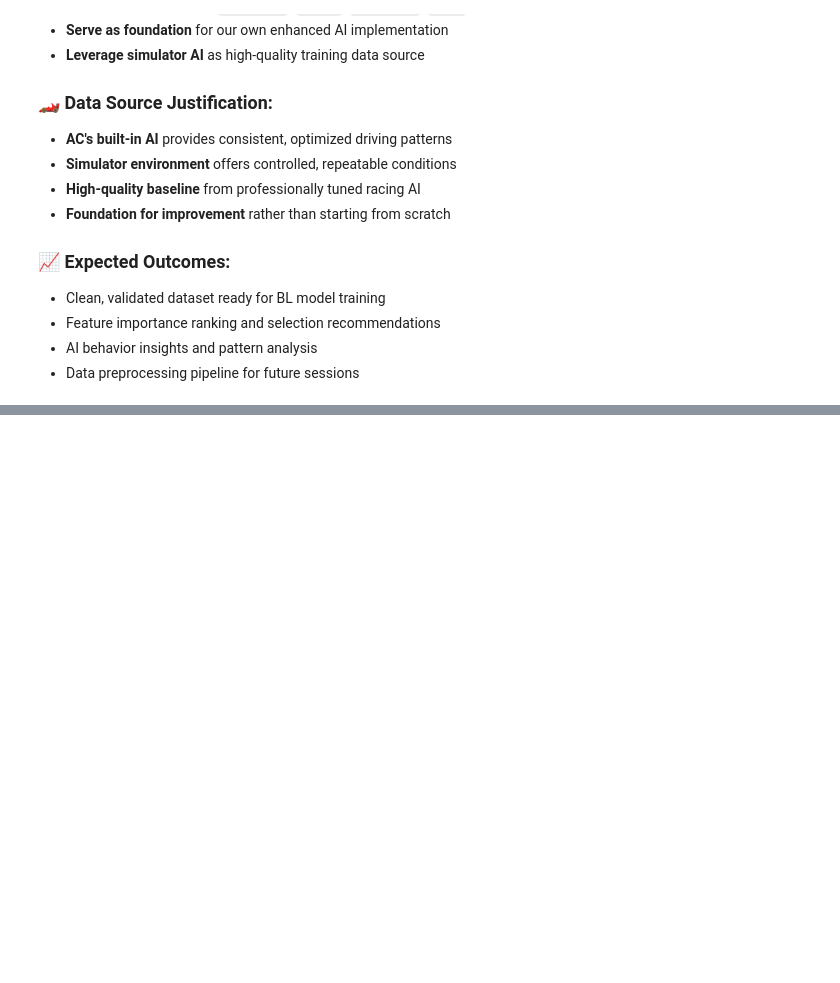
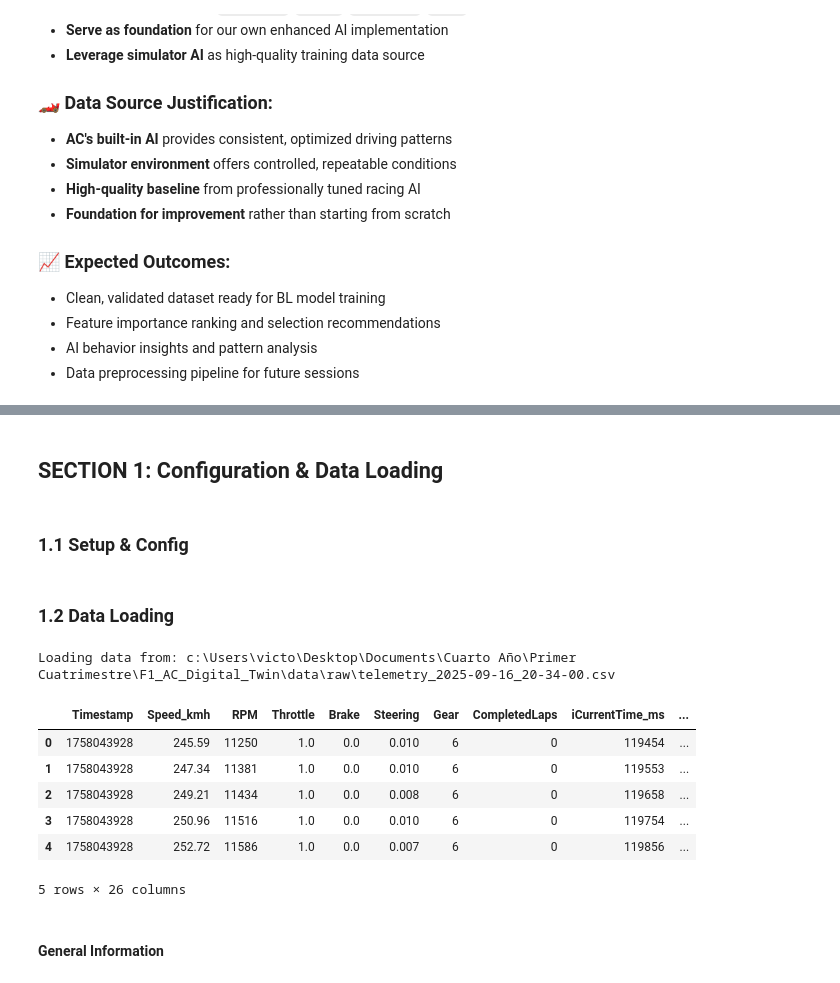
Before and after one commit to VforVitorio/F1_AC_Digital_Twin, a Jupyter notebook: data-analytics/N03_comprehensive_eda.ipynb, the cells around one changed output, grey strips where cells are left out. Saved outputs shown, nothing was run; the diff lists cells and outputs as text; code cells hidden in the pictures; blank space fills up the shorter version.

```diff
--- a/data-analytics/N03_comprehensive_eda.ipynb
+++ b/data-analytics/N03_comprehensive_eda.ipynb
@@ -38,0 +41,4 @@ This EDA focuses on preparing data for a **Behavioral Learning model** that will
+# %% [markdown]
+## SECTION 1: Configuration & Data Loading
+# %% [markdown]
+### 1.1 Setup  & Config
@@ -38,0 +63,24 @@ This EDA focuses on preparing data for a **Behavioral Learning model** that will
+# %% [markdown]
+### 1.2 Data Loading
+# %%
+# Construct data path using pathlib for cross-platform compatibility
+ROOT = Path(__file__).resolve().parents[1] if '__file__' in globals() else Path.cwd().parent
+DATA_PATH = ROOT / 'data' / 'raw' / 'telemetry_2025-09-16_20-34-00.csv'
+
+# Load telemetry data
+print(f"Loading data from: {DATA_PATH}")
+df = pd.read_csv(DATA_PATH)
+# %% [output]
+Loading data from: c:\Users\victo\Desktop\Documents\Cuarto Año\Primer Cuatrimestre\F1_AC_Digital_Twin\data\raw\telemetry_2025-09-16_20-34-00.csv
+# %%
+df.head()
+# %% [output]
+|  | Timestamp | Speed_kmh | RPM | Throttle | Brake | Steering | Gear | CompletedLaps | iCurrentTime_ms | ... |
+| 0 | 1758043928 | 245.59 | 11250 | 1.0 | 0.0 | 0.010 | 6 | 0 | 119454 | ... |
+| 1 | 1758043928 | 247.34 | 11381 | 1.0 | 0.0 | 0.010 | 6 | 0 | 119553 | ... |
+| 2 | 1758043928 | 249.21 | 11434 | 1.0 | 0.0 | 0.008 | 6 | 0 | 119658 | ... |
+| 3 | 1758043928 | 250.96 | 11516 | 1.0 | 0.0 | 0.010 | 6 | 0 | 119754 | ... |
+| 4 | 1758043928 | 252.72 | 11586 | 1.0 | 0.0 | 0.007 | 6 | 0 | 119856 | ... |
+5 rows × 26 columns
+# %% [markdown]
+#### General Information
```
Also changed, not shown: parts of 29 cells of this notebook.
